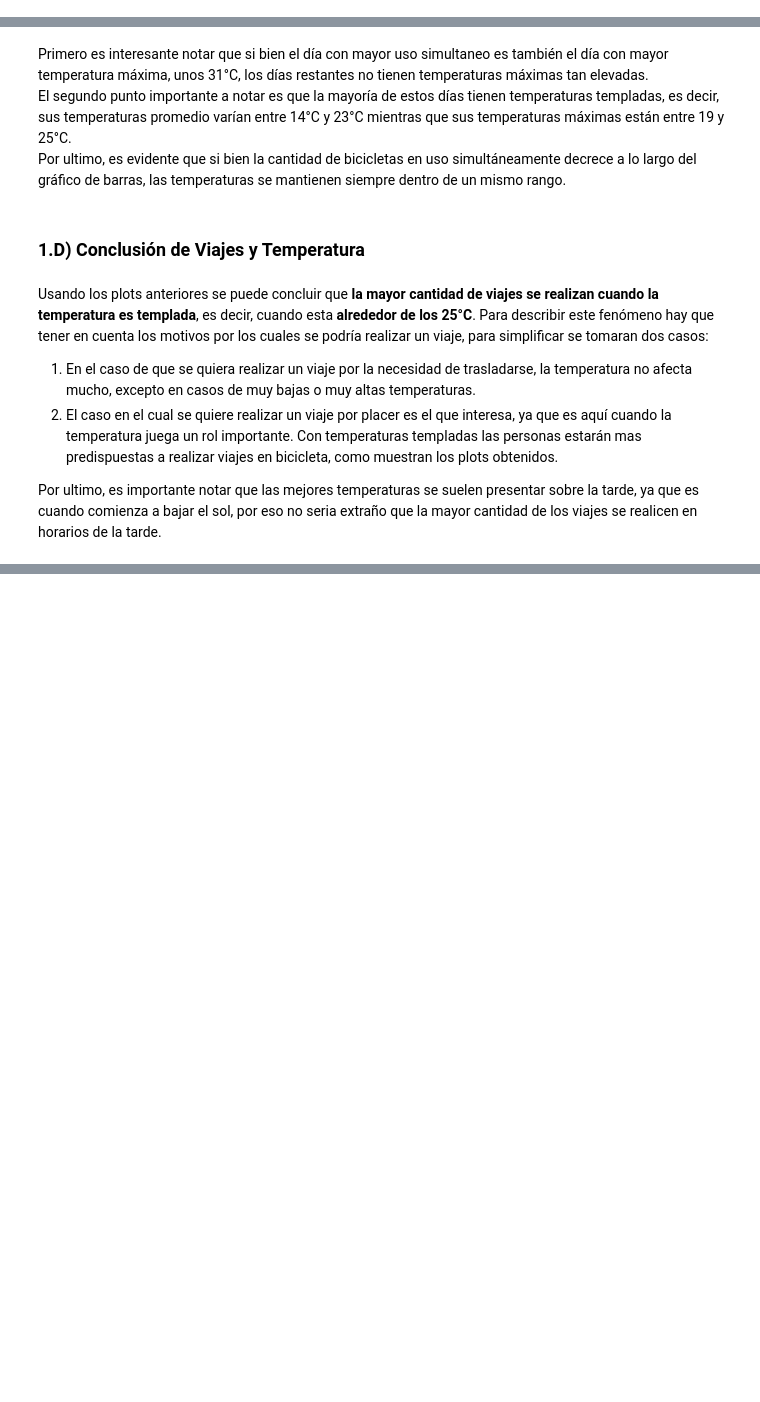
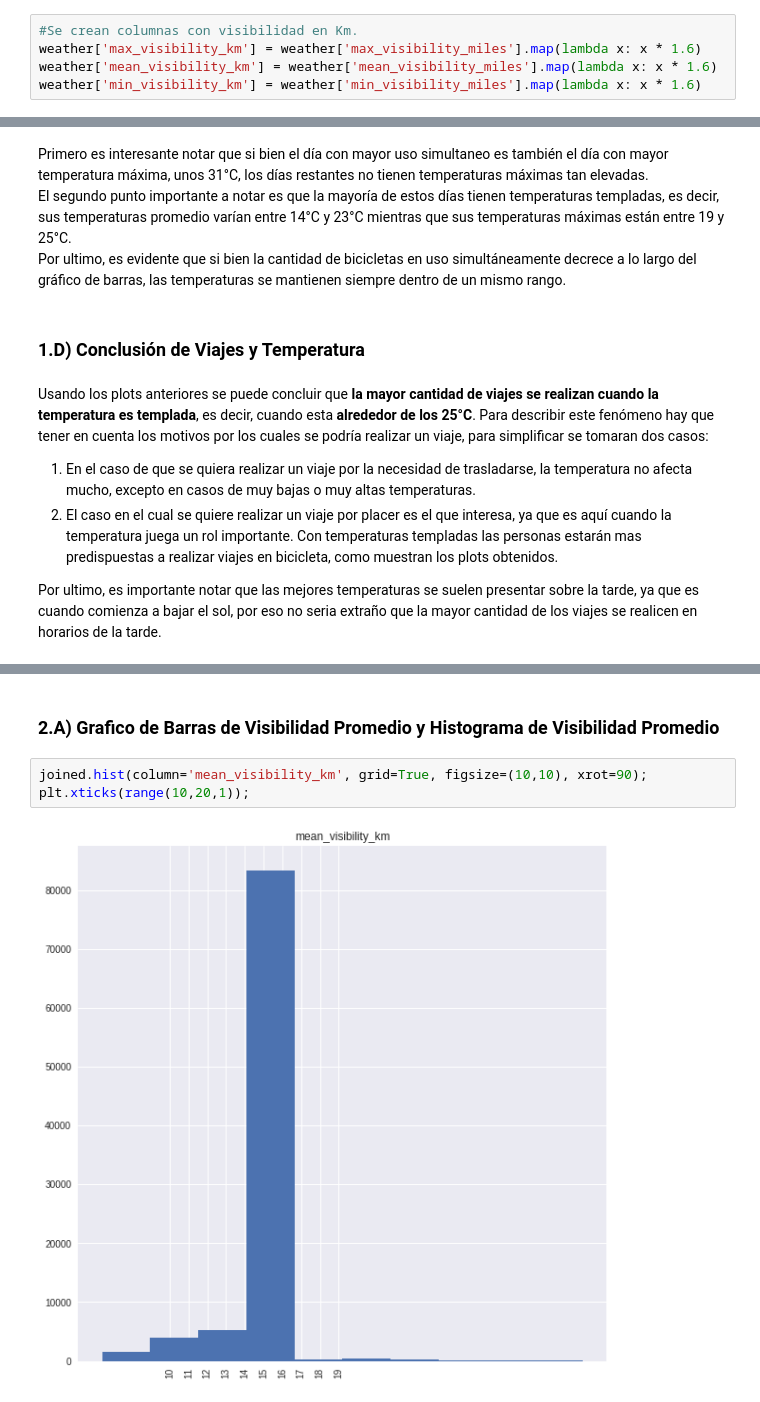
Before and after one commit to frisjon/tp1, a Jupyter notebook: notebooks/viajes_clima.ipynb, the cells around one changed output, grey strips where cells are left out. Saved outputs shown, nothing was run; the diff lists cells and outputs as text; blank space fills up the shorter version.

Commit message:
Agregada la parte de Viajes y Visibilidad. Falta: Tengo pensado agregar graficos de barra para la parte de Viajes y Temperatura.

```diff
--- a/notebooks/viajes_clima.ipynb
+++ b/notebooks/viajes_clima.ipynb
@@ -30,6 +30,11 @@ def f_to_c(f_temp):
 weather['max_temperature_c'] = weather['max_temperature_f'].map(f_to_c)
 weather['mean_temperature_c'] = weather['mean_temperature_f'].map(f_to_c)
 weather['min_temperature_c'] = weather['min_temperature_f'].map(f_to_c)
+# %%
+#Se crean columnas con visibilidad en Km.
+weather['max_visibility_km'] = weather['max_visibility_miles'].map(lambda x: x * 1.6)
+weather['mean_visibility_km'] = weather['mean_visibility_miles'].map(lambda x: x * 1.6)
+weather['min_visibility_km'] = weather['min_visibility_miles'].map(lambda x: x * 1.6)
 # %%
 #Se combinan los Dataframes.
 joined = trips.merge(weather, left_on=['date', 'zip_code'], right_on=['date', 'zip_code'])
@@ -132,0 +144,7 @@ Por ultimo, es importante notar que las mejores temperaturas se suelen presentar
+# %% [markdown]
+### 2.A)  Grafico de Barras de Visibilidad Promedio y Histograma de Visibilidad Promedio
+# %%
+joined.hist(column='mean_visibility_km', grid=True, figsize=(10,10), xrot=90);
+plt.xticks(range(10,20,1));
+# %% [output]
+[figure, added]
```
Also changed, not shown: parts of 20 cells of this notebook.
